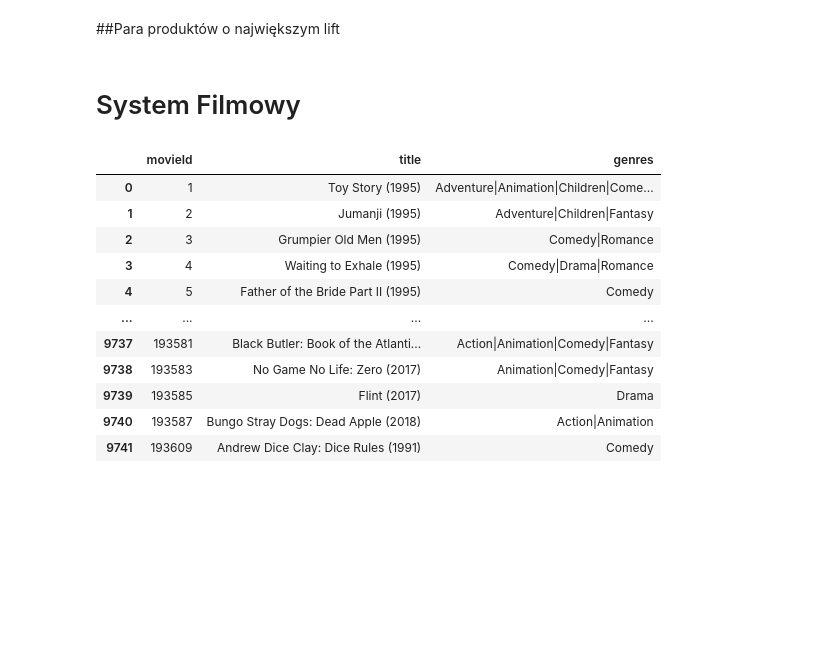
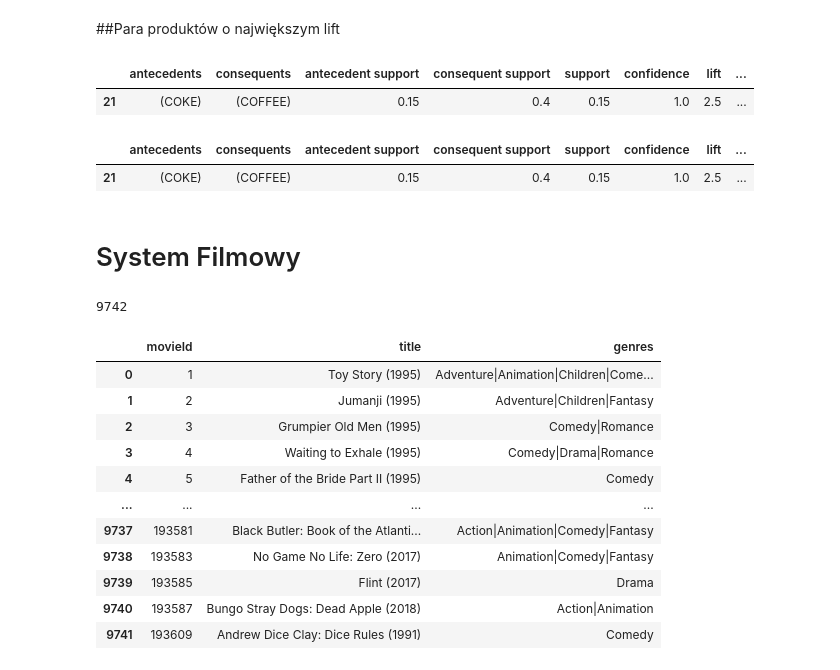
Before and after one commit to UEPP40/PUM, a Jupyter notebook: Systemy_rekomendacyjne.ipynb, the cells around one changed output. Cells and saved outputs as stored; diff of their text form; code cells hidden in the pictures; blank space fills up the shorter version.

```diff
--- a/Systemy_rekomendacyjne.ipynb
+++ b/Systemy_rekomendacyjne.ipynb
@@ -35,13 +107,19 @@ frequent_itemsets
 # %% [markdown]
 ##Para produktów o największym lift
 # %%
-rules = association_rules(frequent_itemsets, metric="confidence", min_threshold=0.1)
+rules = association_rules(frequent_itemsets, metric="confidence", min_threshold=0.15)
 max_confidence_rule = rules[rules['confidence'] == rules['confidence'].max()].head(1)
 max_confidence_rule
+# %% [output]
+|  | antecedents | consequents | antecedent support | consequent support | support | confidence | lift | ... |
+| 21 | (COKE) | (COFFEE) | 0.15 | 0.4 | 0.15 | 1.0 | 2.5 | ... |
 # %%
-rules = association_rules(frequent_itemsets, metric="lift", min_threshold=0.1)
+rules = association_rules(frequent_itemsets, metric="lift", min_threshold=0.15)
 max_lift_rule = rules[rules['lift'] == rules['lift'].max()].head(1)
 max_lift_rule
+# %% [output]
+|  | antecedents | consequents | antecedent support | consequent support | support | confidence | lift | ... |
+| 21 | (COKE) | (COFFEE) | 0.15 | 0.4 | 0.15 | 1.0 | 2.5 | ... |
 # %% [markdown]
 # System Filmowy
 # %%
@@ -52,6 +130,10 @@ from sklearn.neighbors import NearestNeighbors
 # %%
 ratings = pd.read_csv('https://s3-us-west-2.amazonaws.com/recommender-tutorial/ratings.csv')
 movies = pd.read_csv('https://s3-us-west-2.amazonaws.com/recommender-tutorial/movies.csv')
+# %%
+len(movies)
+# %% [output]
+9742
 # %%
 movies
 # %% [output]
```
Also changed, not shown: parts of 12 cells of this notebook.
